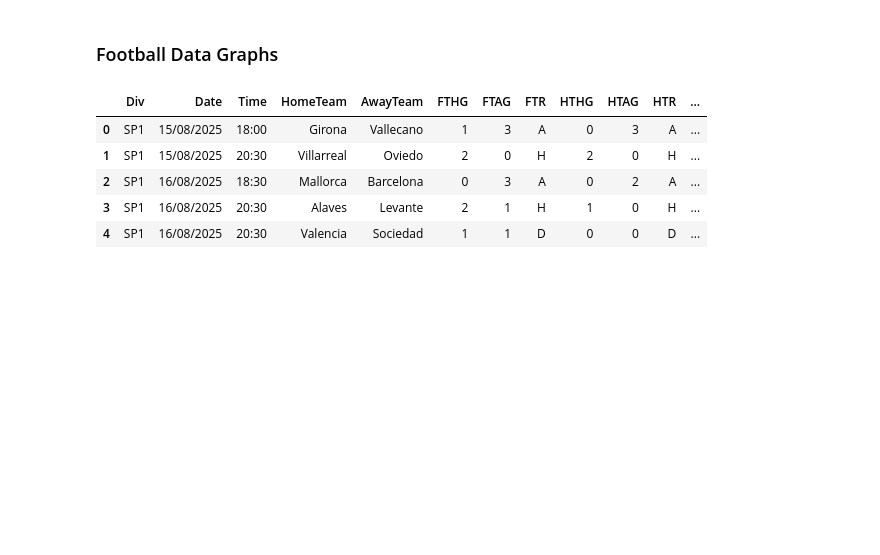
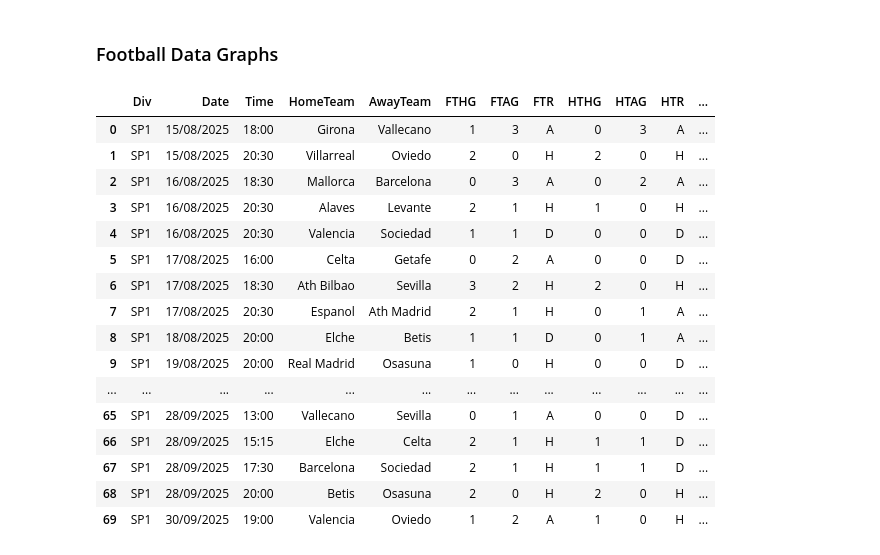
Before and after one commit to nik2168/pandas, a Jupyter notebook: matplotlibPractice.ipynb, the cells around one changed output. Saved outputs shown, nothing was run; the diff lists cells and outputs as text; code cells hidden in the pictures; blank space fills up the shorter version.

```diff
--- a/matplotlibPractice.ipynb
+++ b/matplotlibPractice.ipynb
@@ -26,12 +26,23 @@ plt.show() # to draw the graph
 # %%
 df = pd.read_csv('./SP1.csv')
 pd.set_option('display.max_columns', 500)
 pd.set_option('display.max_rows', 500)
-df.head()
+df.head(90)
 # %% [output]
 |  | Div | Date | Time | HomeTeam | AwayTeam | FTHG | FTAG | FTR | HTHG | HTAG | HTR | ... |
 | 0 | SP1 | 15/08/2025 | 18:00 | Girona | Vallecano | 1 | 3 | A | 0 | 3 | A | ... |
 | 1 | SP1 | 15/08/2025 | 20:30 | Villarreal | Oviedo | 2 | 0 | H | 2 | 0 | H | ... |
 | 2 | SP1 | 16/08/2025 | 18:30 | Mallorca | Barcelona | 0 | 3 | A | 0 | 2 | A | ... |
 | 3 | SP1 | 16/08/2025 | 20:30 | Alaves | Levante | 2 | 1 | H | 1 | 0 | H | ... |
 | 4 | SP1 | 16/08/2025 | 20:30 | Valencia | Sociedad | 1 | 1 | D | 0 | 0 | D | ... |
+| 5 | SP1 | 17/08/2025 | 16:00 | Celta | Getafe | 0 | 2 | A | 0 | 0 | D | ... |
+| 6 | SP1 | 17/08/2025 | 18:30 | Ath Bilbao | Sevilla | 3 | 2 | H | 2 | 0 | H | ... |
+| 7 | SP1 | 17/08/2025 | 20:30 | Espanol | Ath Madrid | 2 | 1 | H | 0 | 1 | A | ... |
+| 8 | SP1 | 18/08/2025 | 20:00 | Elche | Betis | 1 | 1 | D | 0 | 1 | A | ... |
+| 9 | SP1 | 19/08/2025 | 20:00 | Real Madrid | Osasuna | 1 | 0 | H | 0 | 0 | D | ... |
+| ... | ... | ... | ... | ... | ... | ... | ... | ... | ... | ... | ... | ... |
+| 65 | SP1 | 28/09/2025 | 13:00 | Vallecano | Sevilla | 0 | 1 | A | 0 | 0 | D | ... |
+| 66 | SP1 | 28/09/2025 | 15:15 | Elche | Celta | 2 | 1 | H | 1 | 1 | D | ... |
+| 67 | SP1 | 28/09/2025 | 17:30 | Barcelona | Sociedad | 2 | 1 | H | 1 | 1 | D | ... |
+| 68 | SP1 | 28/09/2025 | 20:00 | Betis | Osasuna | 2 | 0 | H | 2 | 0 | H | ... |
+| 69 | SP1 | 30/09/2025 | 19:00 | Valencia | Oviedo | 1 | 2 | A | 1 | 0 | H | ... |
```
Also changed, not shown: parts of 11 cells of this notebook.
